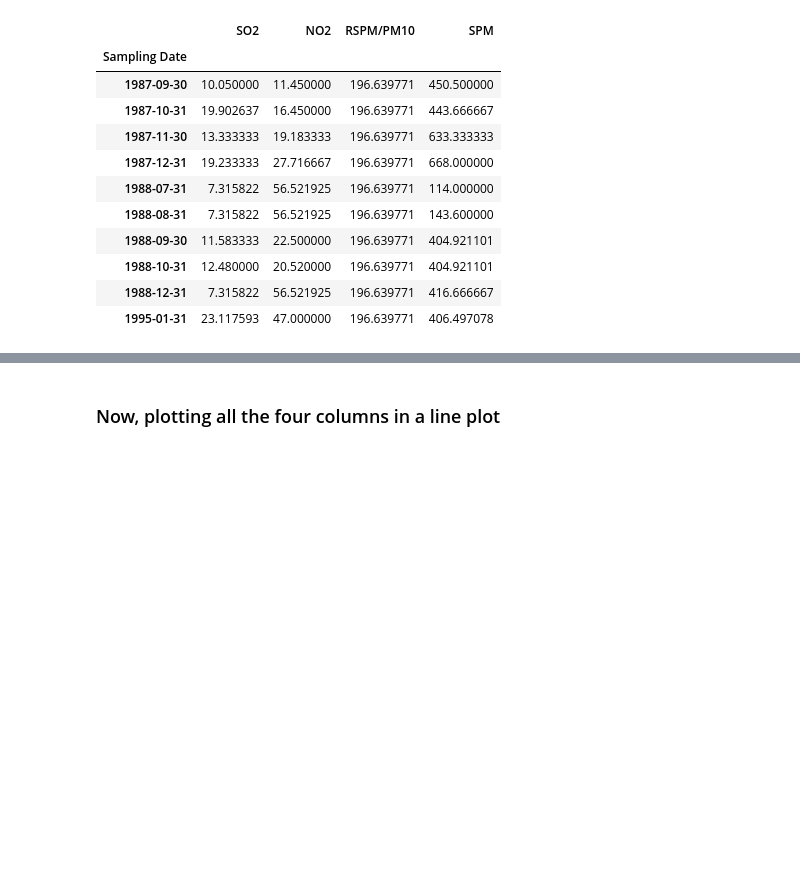
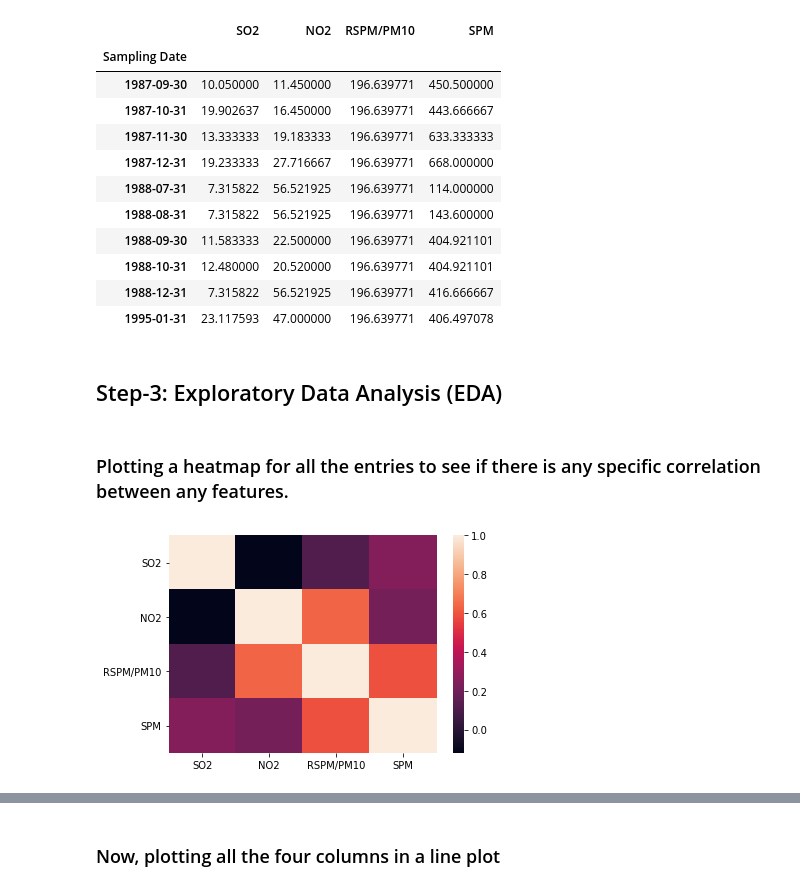
Before and after one commit to shubh8990/Data_Science_Projects, a Jupyter notebook: Delhi AQI/Delhi Air Quality.ipynb, the cells around one changed output, grey strips where cells are left out. Saved outputs shown, nothing was run; the diff lists cells and outputs as text; code cells hidden in the pictures; blank space fills up the shorter version.

```diff
--- a/Delhi AQI/Delhi Air Quality.ipynb
+++ b/Delhi AQI/Delhi Air Quality.ipynb
@@ -434,3 +446,13 @@ aqi_final.head(10)
 | 1988-10-31 | 12.480000 | 20.520000 | 196.639771 | 404.921101 |
 | 1988-12-31 | 7.315822 | 56.521925 | 196.639771 | 416.666667 |
 | 1995-01-31 | 23.117593 | 47.000000 | 196.639771 | 406.497078 |
+# %% [markdown]
+## Step-3: Exploratory Data Analysis (EDA)
+# %% [markdown]
+### Plotting a heatmap for all the entries to see if there is any specific correlation between any features.
+# %%
+#Plot heatmap
+_ = sns.heatmap(aqi_final.corr())
+plt.savefig('plots\heatmap.png')
+# %% [output]
+[figure, added]
```
Also changed, not shown: parts of 20 cells of this notebook, 3 other files.
